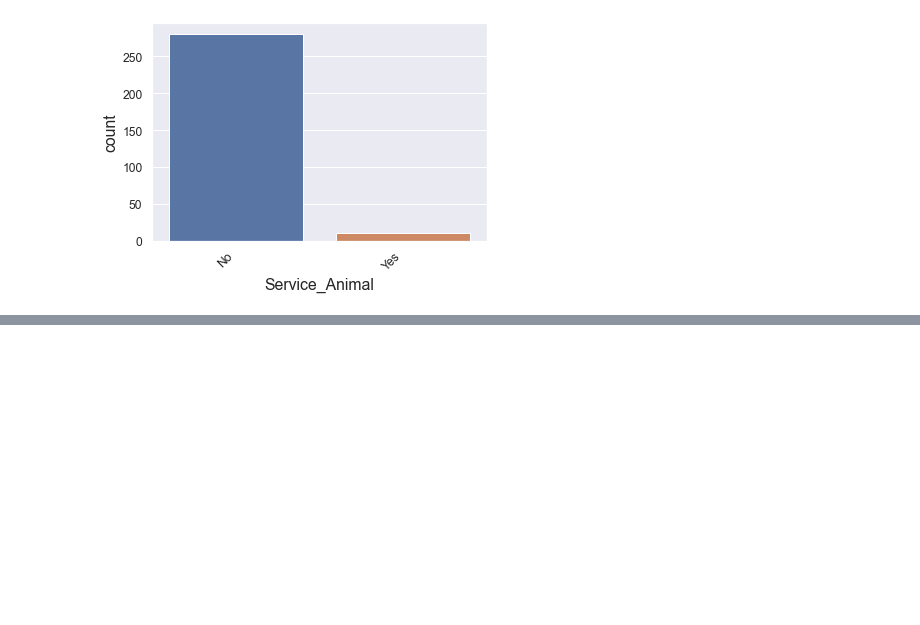
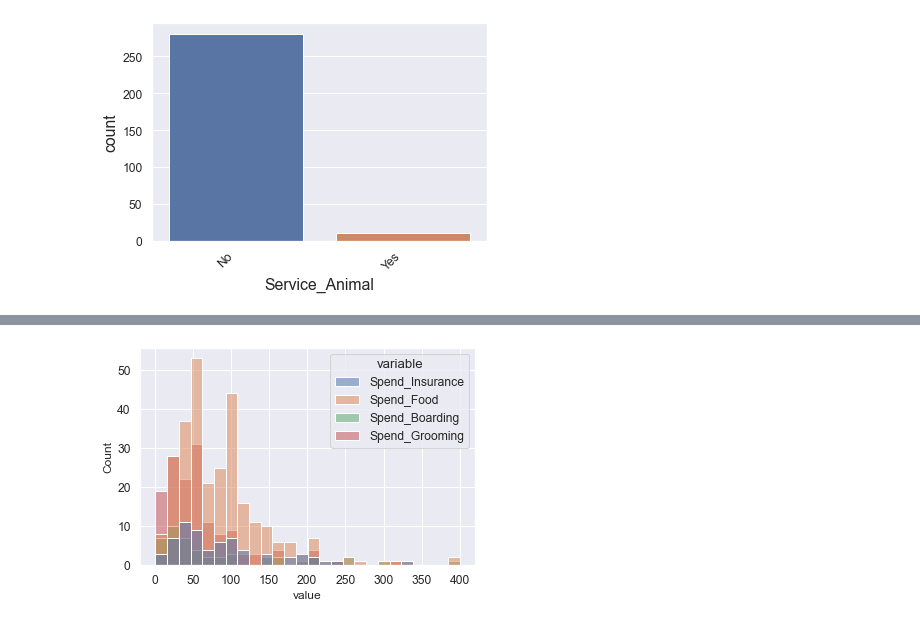
Before and after one commit to markhary/emba912_survey, a Jupyter notebook: ruby.ipynb, the cells around one changed output, grey strips where cells are left out. Saved outputs shown, nothing was run; the diff lists cells and outputs as text; code cells hidden in the pictures; blank space fills up the shorter version.

```diff
--- a/ruby.ipynb
+++ b/ruby.ipynb
@@ -169,3 +249,11 @@ ConversionError: Failed to convert value(s) to axis units: 0           < $100
+# %%
+column="value"
+spend_combined_filtered = spend_combined[spend_combined[column].between(1, 400)][["variable","value"]]
+chart = sns.histplot(data=spend_combined_filtered, x="value", hue="variable")
+increase_axes(chart);
+save_figure(chart.get_figure(), "Spend_Combined_Filtered")
+# %% [output]
+[figure, added]
 # %%
 # Car Seats
 #Car_Seat                           object
```
Also changed, not shown: parts of 10 cells of this notebook, 13 other files.
